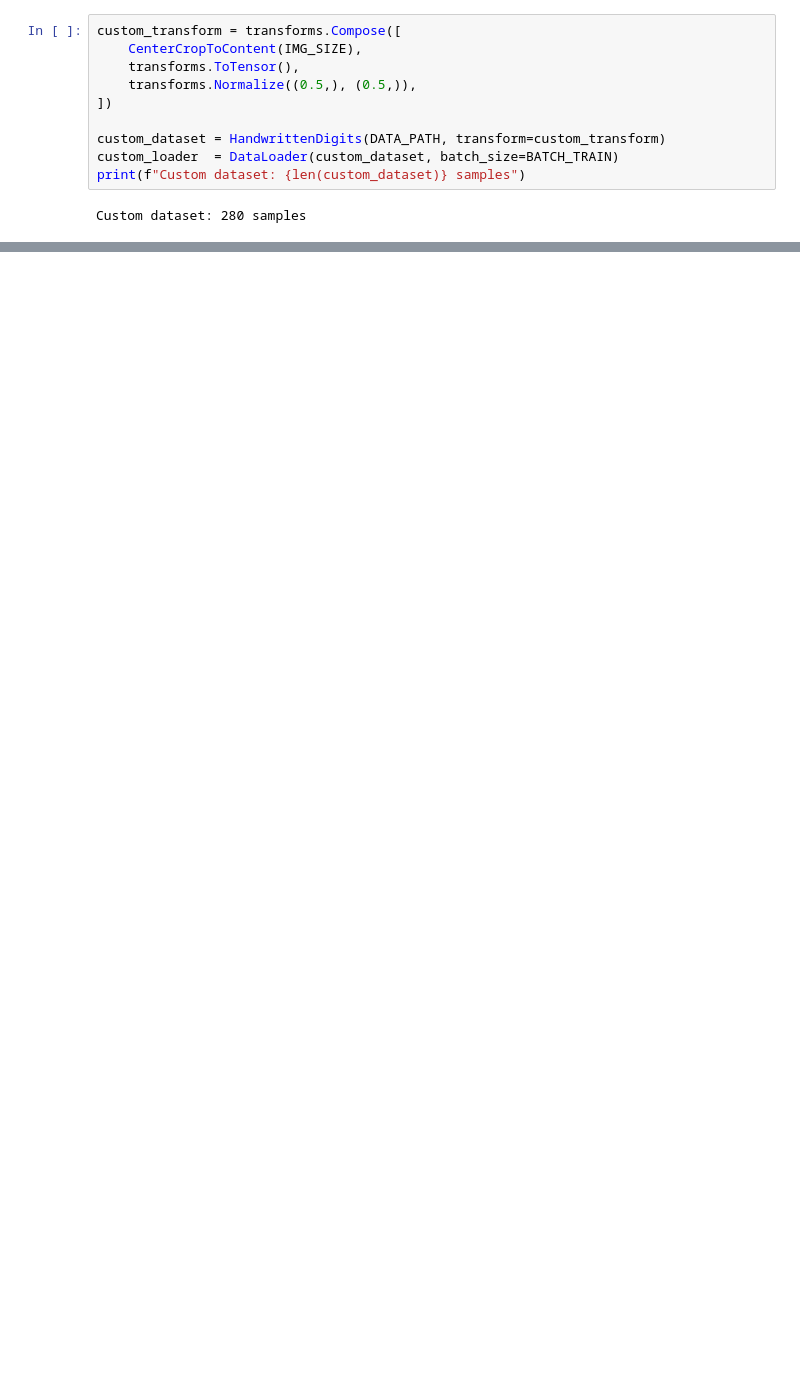
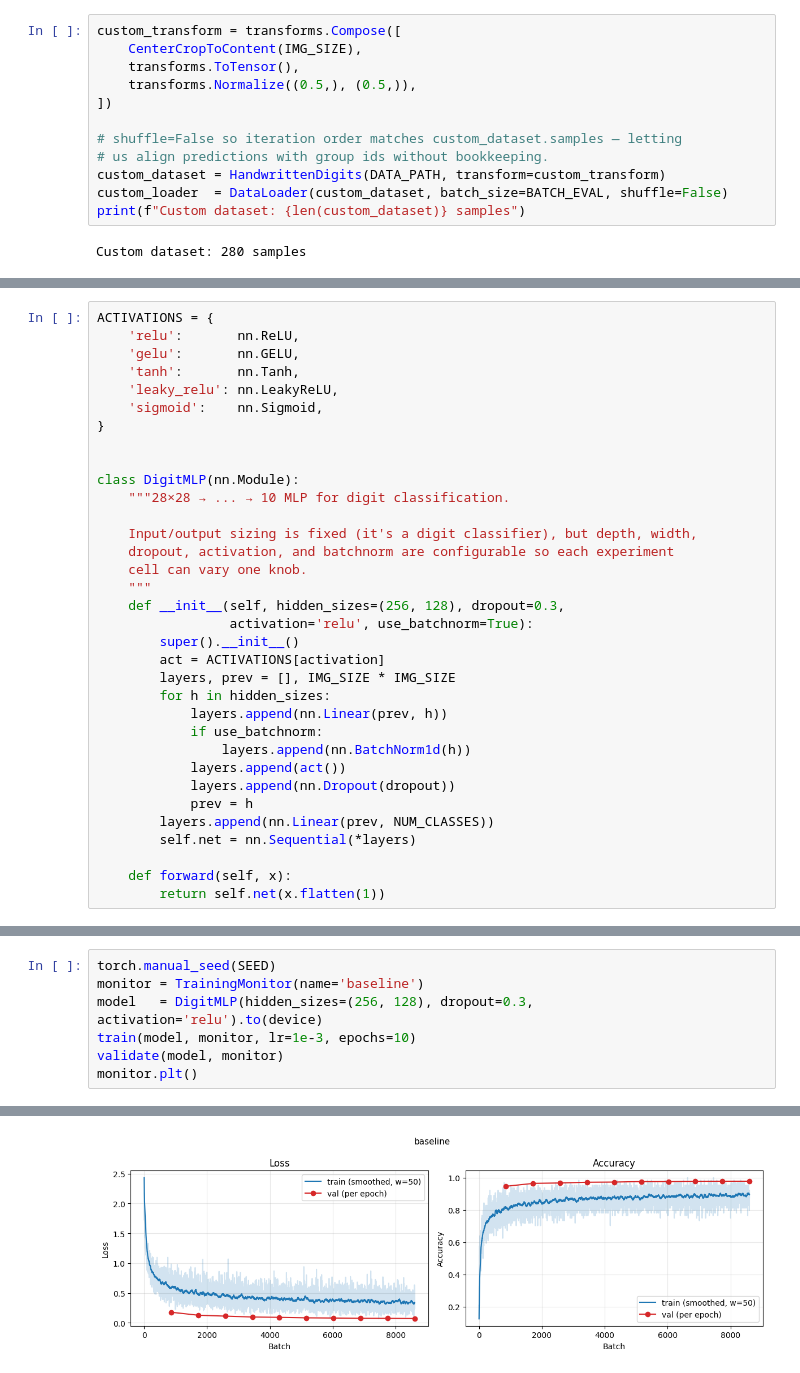
Before and after one commit to abreiss/Ai-final-project, a Jupyter notebook: handwriting.ipynb, the cells around one changed output, grey strips where cells are left out. Saved outputs shown, nothing was run; the diff lists cells and outputs as text; blank space fills up the shorter version.

```diff
--- a/handwriting.ipynb
+++ b/handwriting.ipynb
@@ -151,8 +316,10 @@ custom_transform = transforms.Compose([
     transforms.Normalize((0.5,), (0.5,)),
 ])
 
+# shuffle=False so iteration order matches custom_dataset.samples — letting
+# us align predictions with group ids without bookkeeping.
 custom_dataset = HandwrittenDigits(DATA_PATH, transform=custom_transform)
-custom_loader  = DataLoader(custom_dataset, batch_size=BATCH_TRAIN)
+custom_loader  = DataLoader(custom_dataset, batch_size=BATCH_EVAL, shuffle=False)
 print(f"Custom dataset: {len(custom_dataset)} samples")
 # %% [output]
 Custom dataset: 280 samples
@@ -180,0 +328,34 @@ class DigitMLP(nn.Module):
+# %%
+ACTIVATIONS = {
+    'relu':       nn.ReLU,
+    'gelu':       nn.GELU,
+    'tanh':       nn.Tanh,
+    'leaky_relu': nn.LeakyReLU,
+    'sigmoid':    nn.Sigmoid,
+}
+
+
+class DigitMLP(nn.Module):
+    """28×28 → ... → 10 MLP for digit classification.
+
+    Input/output sizing is fixed (it's a digit classifier), but depth, width,
+    dropout, activation, and batchnorm are configurable so each experiment
+    cell can vary one knob.
+    """
+    def __init__(self, hidden_sizes=(256, 128), dropout=0.3,
+                 activation='relu', use_batchnorm=True):
+        super().__init__()
+        act = ACTIVATIONS[activation]
+        layers, prev = [], IMG_SIZE * IMG_SIZE
+        for h in hidden_sizes:
+            layers.append(nn.Linear(prev, h))
+            if use_batchnorm:
+                layers.append(nn.BatchNorm1d(h))
+            layers.append(act())
+            layers.append(nn.Dropout(dropout))
+            prev = h
+        layers.append(nn.Linear(prev, NUM_CLASSES))
+        self.net = nn.Sequential(*layers)
+
+    def forward(self, x):
+        return self.net(x.flatten(1))
@@ -304,0 +453,8 @@ plt.show()
+# %%
+torch.manual_seed(SEED)
+monitor = TrainingMonitor(name='baseline')
+model   = DigitMLP(hidden_sizes=(256, 128), dropout=0.3, activation='relu').to(device)
+train(model, monitor, lr=1e-3, epochs=10)
+validate(model, monitor)
+monitor.plt()
+# %% [output]
@@ -304,0 +464 @@ plt.show()
+[figure, added]
```
Also changed, not shown: parts of 16 cells of this notebook.
